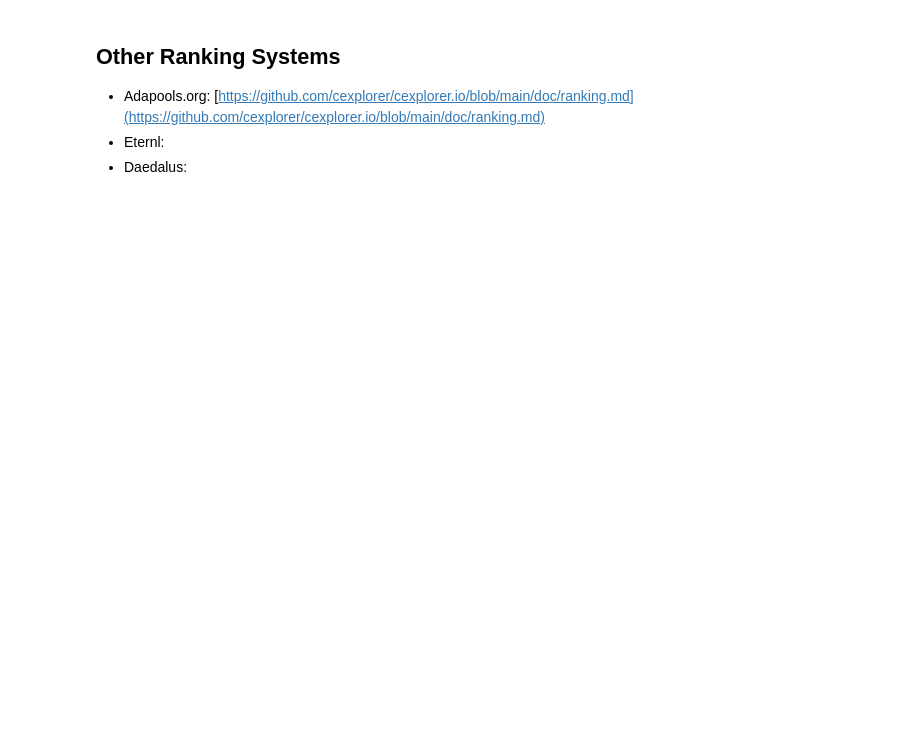
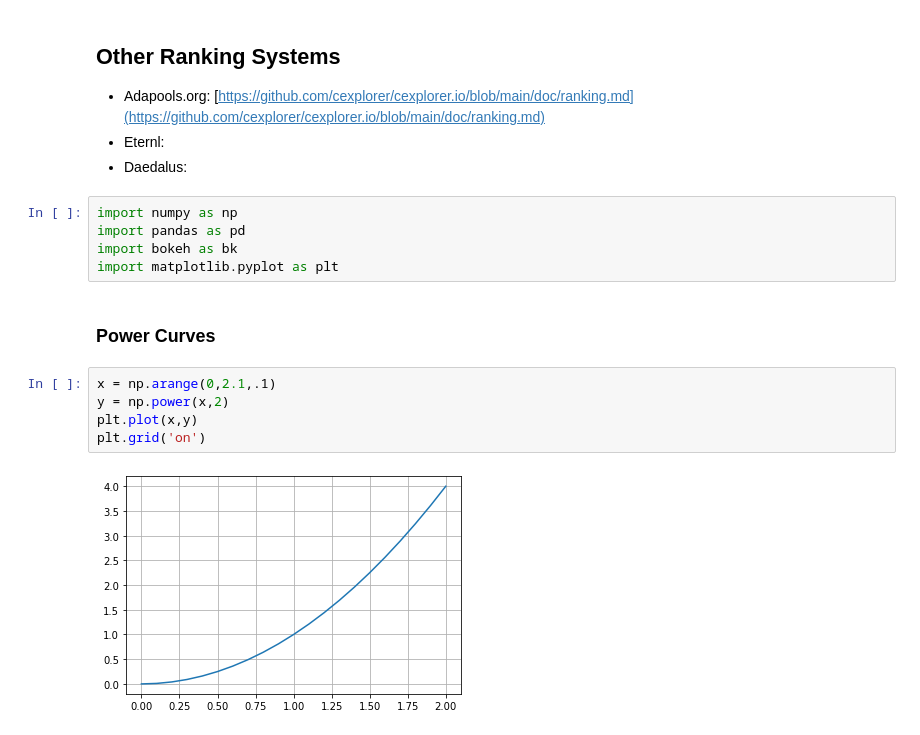
Before and after one commit to ccgarant/cardano-cip-50-draft-liesenfelt-supporting-work, a Jupyter notebook: new_pool_ranking/cip-50-ranking-equation-draft.ipynb, the cells around one changed output. Cells and saved outputs as stored; diff of their text form; blank space fills up the shorter version.

```diff
--- a/new_pool_ranking/cip-50-ranking-equation-draft.ipynb
+++ b/new_pool_ranking/cip-50-ranking-equation-draft.ipynb
@@ -65,3 +63,17 @@ import matplotlib.pyplot as plt
 - Adapools.org: [https://github.com/cexplorer/cexplorer.io/blob/main/doc/ranking.md](https://github.com/cexplorer/cexplorer.io/blob/main/doc/ranking.md)
 - Eternl:
 - Daedalus:
+# %%
+import numpy as np
+import pandas as pd
+import bokeh as bk
+import matplotlib.pyplot as plt
+# %% [markdown]
+### Power Curves
+# %%
+x = np.arange(0,2.1,.1)
+y = np.power(x,2)
+plt.plot(x,y)
+plt.grid('on')
+# %% [output]
+[figure, added]
```
Also changed, not shown: parts of 6 cells of this notebook, 1 other file.
